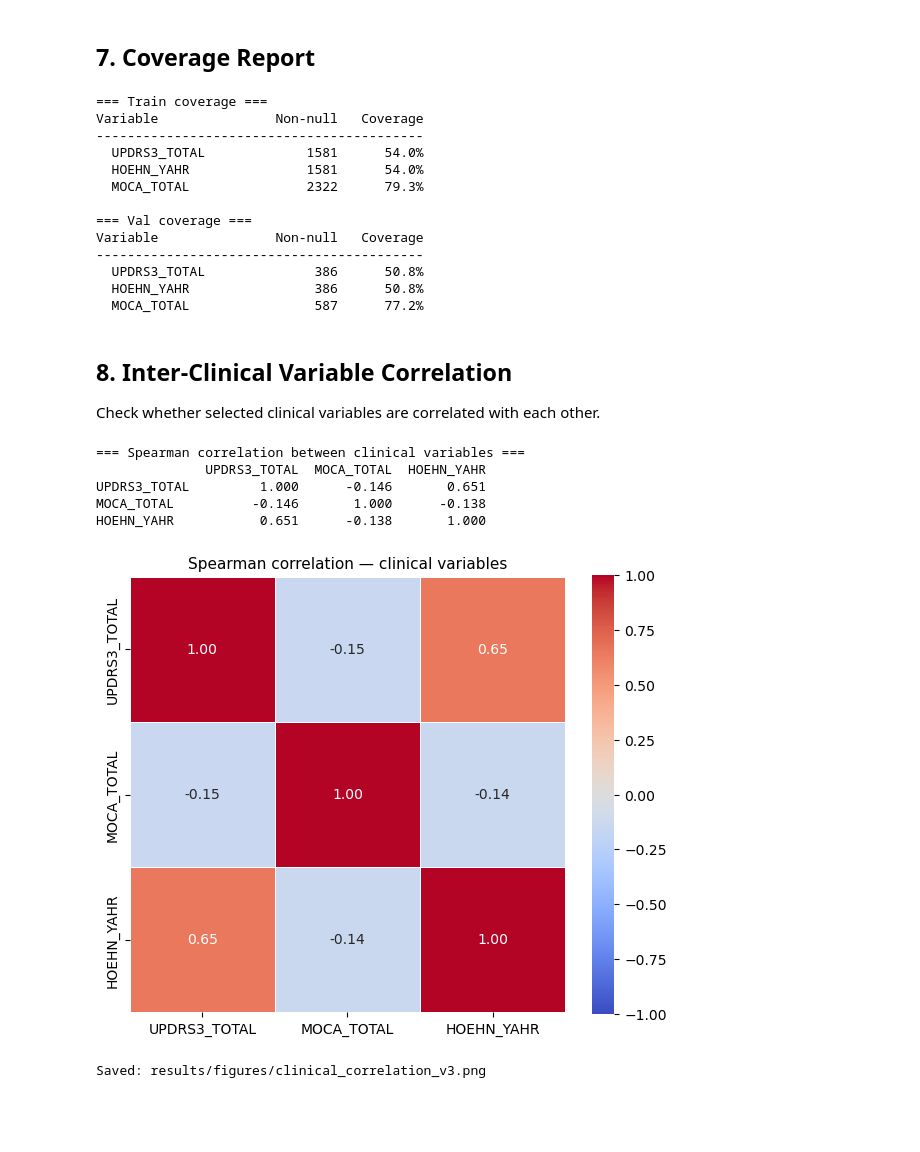
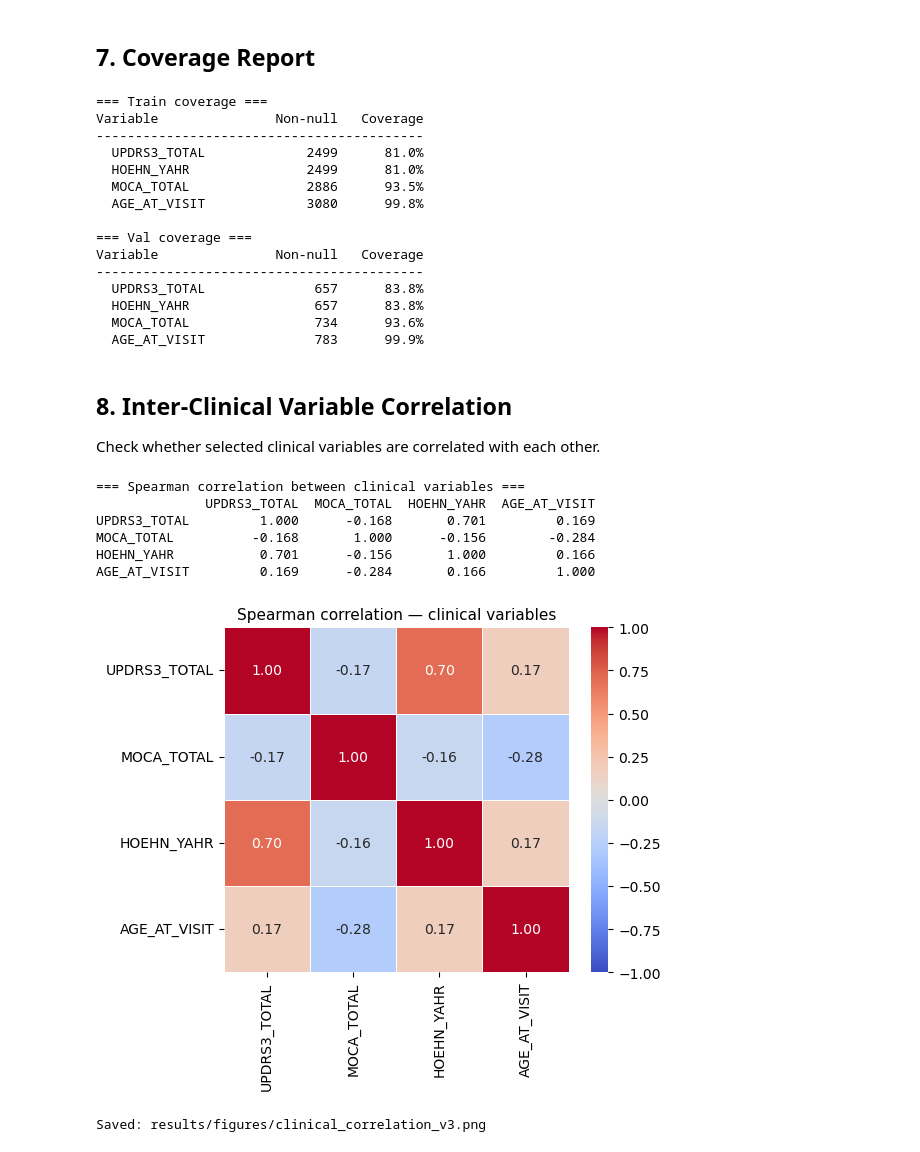
Before and after one commit to natnael-g1193/Unsupervised-Parkisnson-Imaging-Analysis, a Jupyter notebook: notebooks/pipeline/5_0_prepare_data_v3.ipynb, the cells around one changed output. Cells and saved outputs as stored; diff of their text form; code cells hidden in the pictures; blank space fills up the shorter version.

Commit message:
fix: replace date-based merge with Image ID matching — 81% UPDRS, 93.5% MoCA coverage

```diff
--- a/notebooks/pipeline/5_0_prepare_data_v3.ipynb
+++ b/notebooks/pipeline/5_0_prepare_data_v3.ipynb
@@ -305,9 +311,29 @@ Applied separately to train and val.
 # %%
-# [MERGE-TRAIN]
-print("=== Merging clinical data — TRAIN ===\n")
-df_train = merge_on_date(df_train, df_updrs3, ['UPDRS3_TOTAL', 'HOEHN_YAHR'],
-                         clinical_date_col='INFODT', label='UPDRS-III + H&Y')
-df_train = merge_on_date(df_train, df_moca, ['MOCA_TOTAL'],
-                         clinical_date_col='INFODT', label='MoCA')
-print(f"Train final shape: {df_train.shape}")
+# CHECK THE OVELAP
+# Train Data
+df_merged_train = df_train.merge(
+    df_match[['Image Data ID', 'PATNO', 'EVENT_ID', 'AGE_AT_VISIT']],
+    left_on='image_id',
+    right_on='Image Data ID',
+    how='left'
+).rename(columns={'PATNO_x': 'PATNO'})
+
+n_matched_train = df_merged_train['EVENT_ID'].notna().sum()
+# print(filtered_df_left.head())
+print(df_merged_train.shape)
+print(f"Train — matched: {n_matched_train} / {len(df_train)} ({n_matched_train/len(df_merged_train)*100:.1f}%)")
+
+# Val Data
+df_merged_val = df_val.merge(
+    df_match[['Image Data ID', 'PATNO', 'EVENT_ID', 'AGE_AT_VISIT']],
+    left_on='image_id',
+    right_on='Image Data ID',
+    how='left'
+).rename(columns={'PATNO_x': 'PATNO'})
+
+n_matched_train = df_merged_val['EVENT_ID'].notna().sum()
+# print(filtered_df_left.head())
+print("-" * 50)
+print(df_merged_val.shape)
+print(f"Val — matched: {n_matched_train} / {len(df_val)} ({n_matched_train/len(df_merged_val)*100:.1f}%)")
 # %% [output]
@@ -349,58 +422,63 @@ Val final shape: (760, 264)
 # %% [markdown]
 ## 7. Coverage Report
 # %%
-# [COVERAGE-REPORT]
-CLINICAL_COLS = ['UPDRS3_TOTAL', 'HOEHN_YAHR', 'MOCA_TOTAL']
+# COVERAGE-REPORT
 
-for split_name, df_split in [('Train', df_train), ('Val', df_val)]:
+CLINICAL_COLS = ['UPDRS3_TOTAL', 'HOEHN_YAHR', 'MOCA_TOTAL', 'AGE_AT_VISIT']
+
+for split_name, df_split in [('Train', df_merged_train_copy), ('Val', df_merged_val_copy)]:
     print(f"=== {split_name} coverage ===")
     print(f"{'Variable':<20} {'Non-null':>10} {'Coverage':>10}")
     print("-" * 42)
     for col in CLINICAL_COLS:
-        n   = df_split[col].notna().sum()
-        pct = n / len(df_split) * 100
-        print(f"  {col:<18} {n:>10} {pct:>9.1f}%")
+        if col in df_split.columns:
+            n   = df_split[col].notna().sum()
+            pct = n / len(df_split) * 100
+            print(f"  {col:<18} {n:>10} {pct:>9.1f}%")
     print()
 # %% [output]
 === Train coverage ===
 Variable               Non-null   Coverage
 ------------------------------------------
-  UPDRS3_TOTAL             1581      54.0%
-  HOEHN_YAHR               1581      54.0%
-  MOCA_TOTAL               2322      79.3%
+  UPDRS3_TOTAL             2499      81.0%
+  HOEHN_YAHR               2499      81.0%
+  MOCA_TOTAL               2886      93.5%
+  AGE_AT_VISIT             3080      99.8%
 
 === Val coverage ===
 Variable               Non-null   Coverage
 ------------------------------------------
-  UPDRS3_TOTAL              386      50.8%
-  HOEHN_YAHR                386      50.8%
-  MOCA_TOTAL                587      77.2%
+  UPDRS3_TOTAL              657      83.8%
+  HOEHN_YAHR                657      83.8%
+  MOCA_TOTAL                734      93.6%
+  AGE_AT_VISIT              783      99.9%
 # %% [markdown]
 ## 8. Inter-Clinical Variable Correlation
 Check whether selected clinical variables are correlated with each other.
 # %%
-# [INTER-CLINICAL-CORRELATION]
+# INTER-CLINICAL-CORRELATION
 corr_cols = [c for c in ['UPDRS3_TOTAL', 'MOCA_TOTAL', 'HOEHN_YAHR', 'AGE_AT_VISIT']
-             if c in df_train.columns]
+             if c in df_merged_train_copy.columns]
 
-corr_matrix = df_train[corr_cols].corr(method='spearman')
+corr_matrix = df_merged_train_copy[corr_cols].corr(method='spearman')
 
 print("=== Spearman correlation between clinical variables ===")
 print(corr_matrix.round(3).to_string())
 
 fig, ax = plt.subplots(figsize=(6, 5))
 sns.heatmap(corr_matrix, annot=True, fmt='.2f', cmap='coolwarm',
             center=0, vmin=-1, vmax=1, ax=ax, square=True, linewidths=0.5)
 ax.set_title('Spearman correlation — clinical variables', fontsize=11)
 plt.tight_layout()
 plt.savefig('../../results/figures/clinical_correlation_v3.png', dpi=150, bbox_inches='tight')
 plt.show()
 print("Saved: results/figures/clinical_correlation_v3.png")
 # %% [output]
 === Spearman correlation between clinical variables ===
-              UPDRS3_TOTAL  MOCA_TOTAL  HOEHN_YAHR
-UPDRS3_TOTAL         1.000      -0.146       0.651
-MOCA_TOTAL          -0.146       1.000      -0.138
-HOEHN_YAHR           0.651      -0.138       1.000
+              UPDRS3_TOTAL  MOCA_TOTAL  HOEHN_YAHR  AGE_AT_VISIT
+UPDRS3_TOTAL         1.000      -0.168       0.701         0.169
+MOCA_TOTAL          -0.168       1.000      -0.156        -0.284
+HOEHN_YAHR           0.701      -0.156       1.000         0.166
+AGE_AT_VISIT         0.169      -0.284       0.166         1.000
-[figure, old version]
+[figure, new version]
 Saved: results/figures/clinical_correlation_v3.png
```
Also changed, not shown: parts of 19 cells of this notebook, 3 other files.
